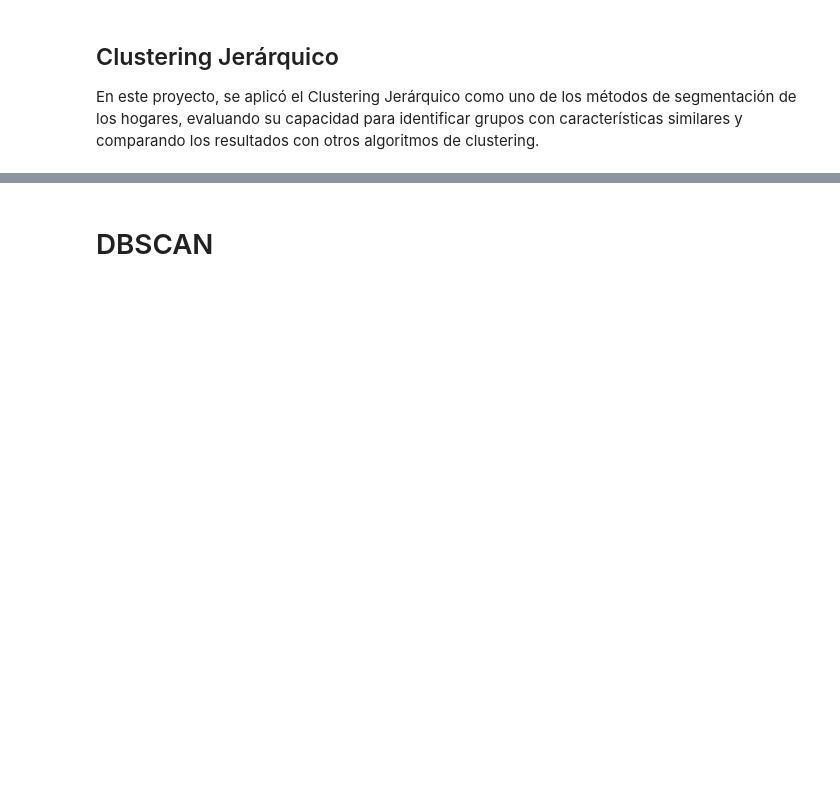
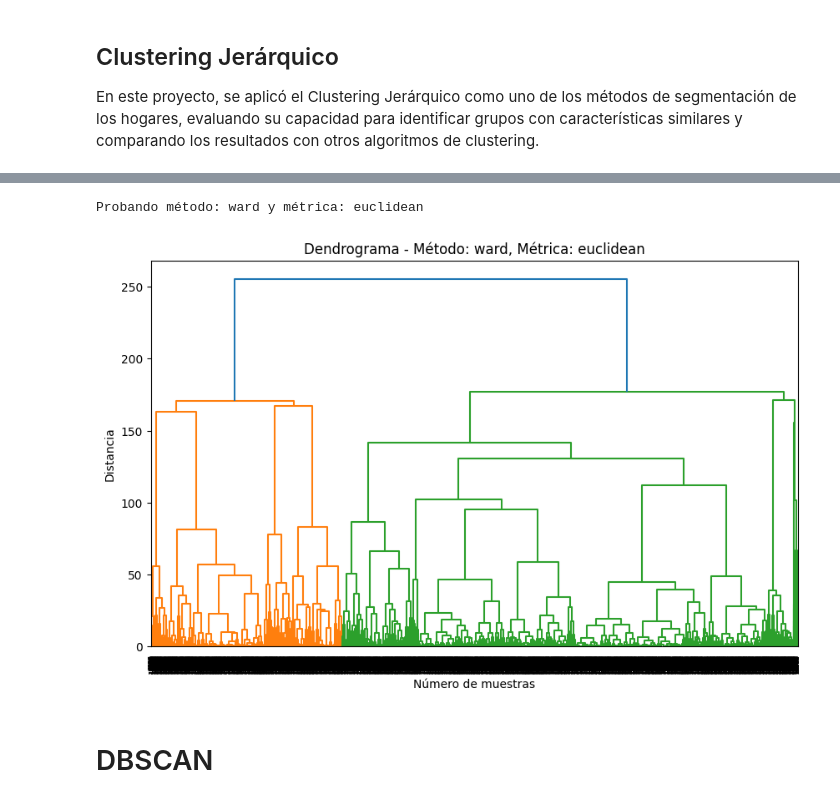
Before and after one commit to kellyninor/ProyectoCare, a Jupyter notebook: code/segmentacion.ipynb, the cells around one changed output, grey strips where cells are left out. Saved outputs shown, nothing was run; the diff lists cells and outputs as text; code cells hidden in the pictures; blank space fills up the shorter version.

```diff
--- a/code/segmentacion.ipynb
+++ b/code/segmentacion.ipynb
@@ -838,3 +932,27 @@ En este proyecto, se aplicó el Clustering Jerárquico como uno de los métodos
+# %%
+# Muestreo del 25% del dataset original (antes de PCA)
+data_sampled = data_scaled_df.sample(frac=0.25, random_state=42)
+
+# Aplicación de PCA a la muestra reducida
+pca = PCA(n_components=0.95)  # Mantener el 95% de la varianza
+data_pca_sampled = pca.fit_transform(data_sampled)
+
+# Probar los métodos recomendados
+# pruebas = [
+#     ('ward', 'euclidean'),
+#     ('complete', 'euclidean'),
+#     ('complete', 'manhattan'),
+#     ('average', 'cosine')
+# ]
+
+pruebas = [('ward', 'euclidean')]
+
+for metodo, metric in pruebas:
+    print(f'\nProbando método: {metodo} y métrica: {metric}')
+    clustering_jerarquico(data_sampled, metodo, metric)
+# %% [output]
+Probando método: ward y métrica: euclidean
+[figure, added]
 # %% [markdown]
 # DBSCAN
 # %% [markdown]
```
Also changed, not shown: parts of 5 cells of this notebook.
